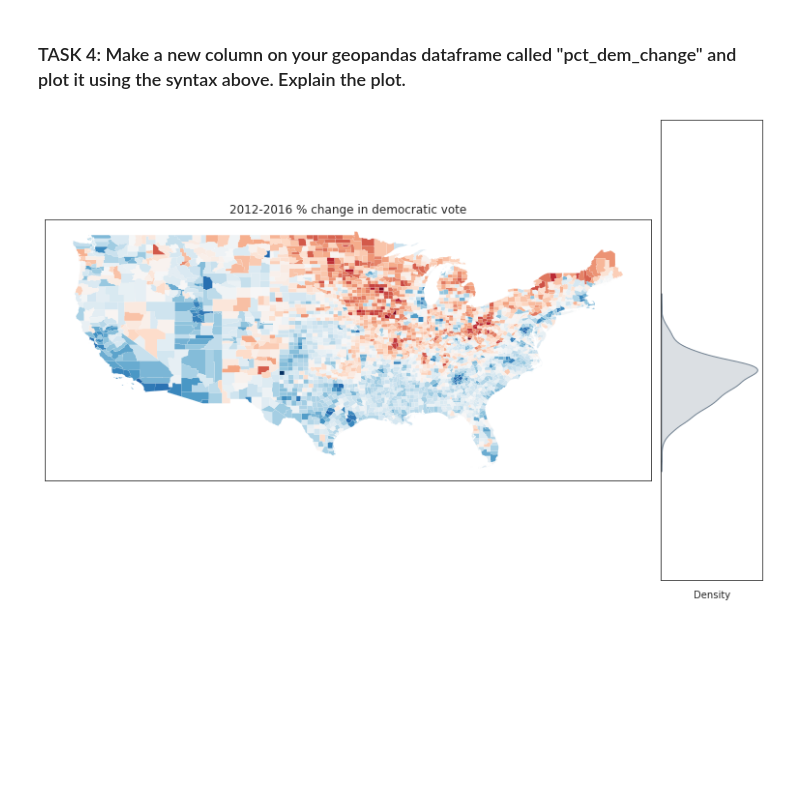
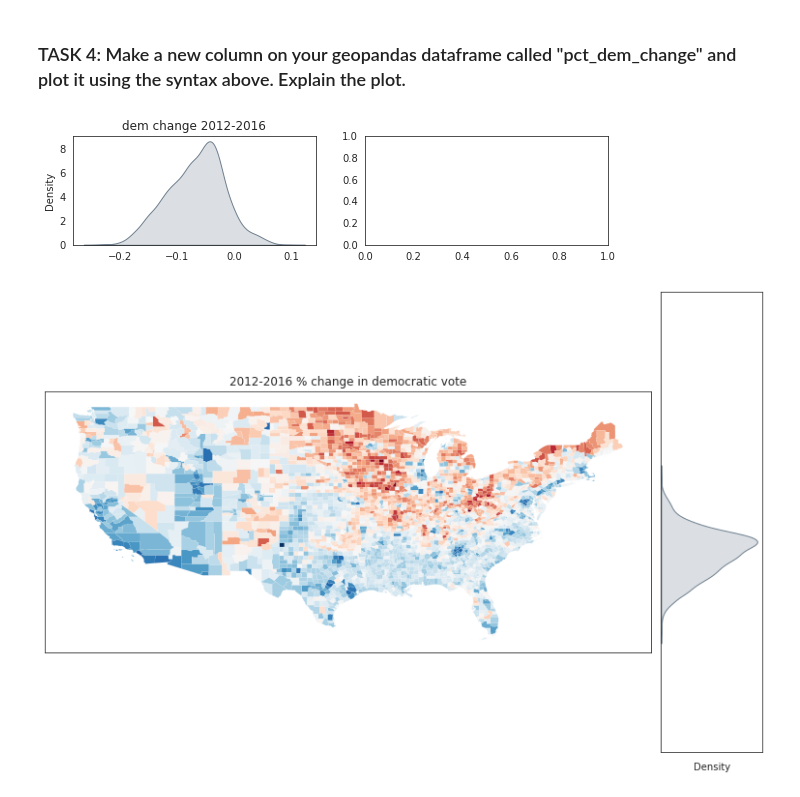
Before and after one commit to megmkoch/EnvDatSci22, a Jupyter notebook: CodeSprints/multicollinearity_methods.ipynb, the cells around one changed output. Drawn from its saved outputs; the diff is of its cells as text; code cells hidden in the pictures; blank space fills up the shorter version.

```diff
--- a/CodeSprints/multicollinearity_methods.ipynb
+++ b/CodeSprints/multicollinearity_methods.ipynb
@@ -220,6 +220,13 @@ plt.show()
 # %%
 # Task 4: add new column pct_dem_change to votes:
 votes["pct_dem_change"] = votes["pct_dem_16"] - votes["pct_dem_12"]
+# %%
+f,ax = plt.subplots(1, 2, figsize=(2*3*1.6, 2))
+for i,col in enumerate(['pct_dem_change']):
+    sns.kdeplot(votes[col].values, shade=True, color='slategrey', ax=ax[0])
+    ax[0].set_title("dem change 2012-2016")
+# %% [output]
+[figure, added]
 # %%
 #Task 4: plot your pct_dem_change variable on a map:
 f,ax = plt.subplots(1,2, figsize=(1.6*6 + 1,2.4*3), gridspec_kw=dict(width_ratios=(6,1)))
```
Also changed, not shown: parts of 26 cells of this notebook.
